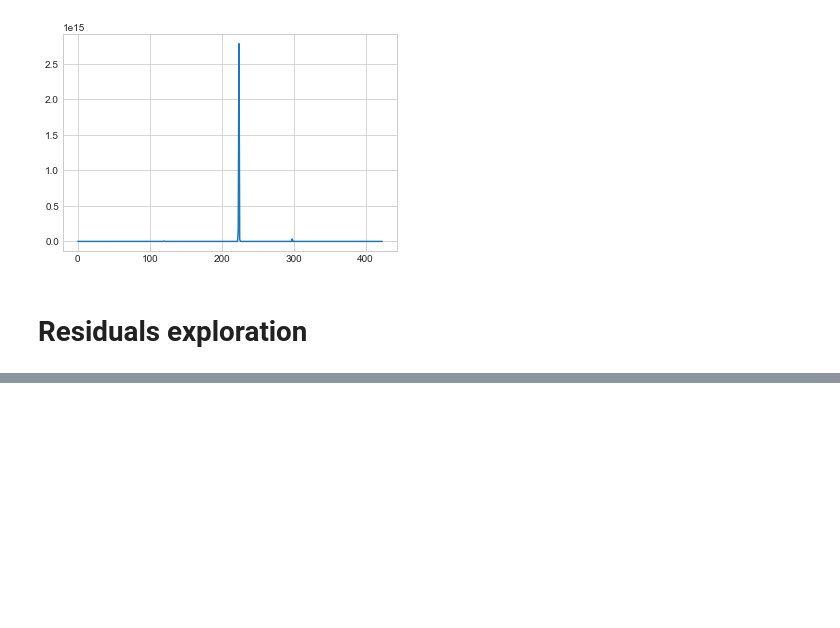
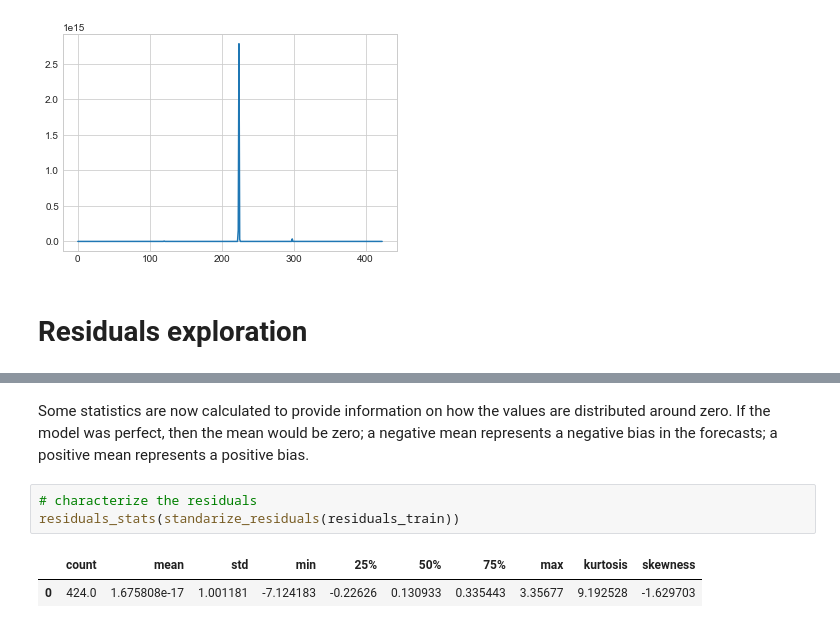
Before and after one commit to marialonsogar/COVID-Dynamics-Model-Comparison, a Jupyter notebook: modeling/SIS-COVID-Spain.ipynb, the cells around one changed output, grey strips where cells are left out. Cells and saved outputs as stored; diff of their text form; blank space fills up the shorter version.

```diff
--- a/modeling/SIS-COVID-Spain.ipynb
+++ b/modeling/SIS-COVID-Spain.ipynb
@@ -701,0 +771,8 @@ diagnostic_checking_residuals(residuals_train)
+# %% [markdown]
+Some statistics are now calculated to provide information on how the values are distributed around zero. If the model was perfect, then the mean would be zero; a negative mean represents a negative bias in the forecasts; a positive mean represents a positive bias.
+# %%
+# characterize the residuals
+residuals_stats(standarize_residuals(residuals_train))
+# %% [output]
+|  | count | mean | std | min | 25% | 50% | 75% | max | kurtosis | skewness |
+| 0 | 424.0 | 1.675808e-17 | 1.001181 | -7.124183 | -0.22626 | 0.130933 | 0.335443 | 3.35677 | 9.192528 | -1.629703 |
```
Also changed, not shown: parts of 54 cells of this notebook, 2 other files.
